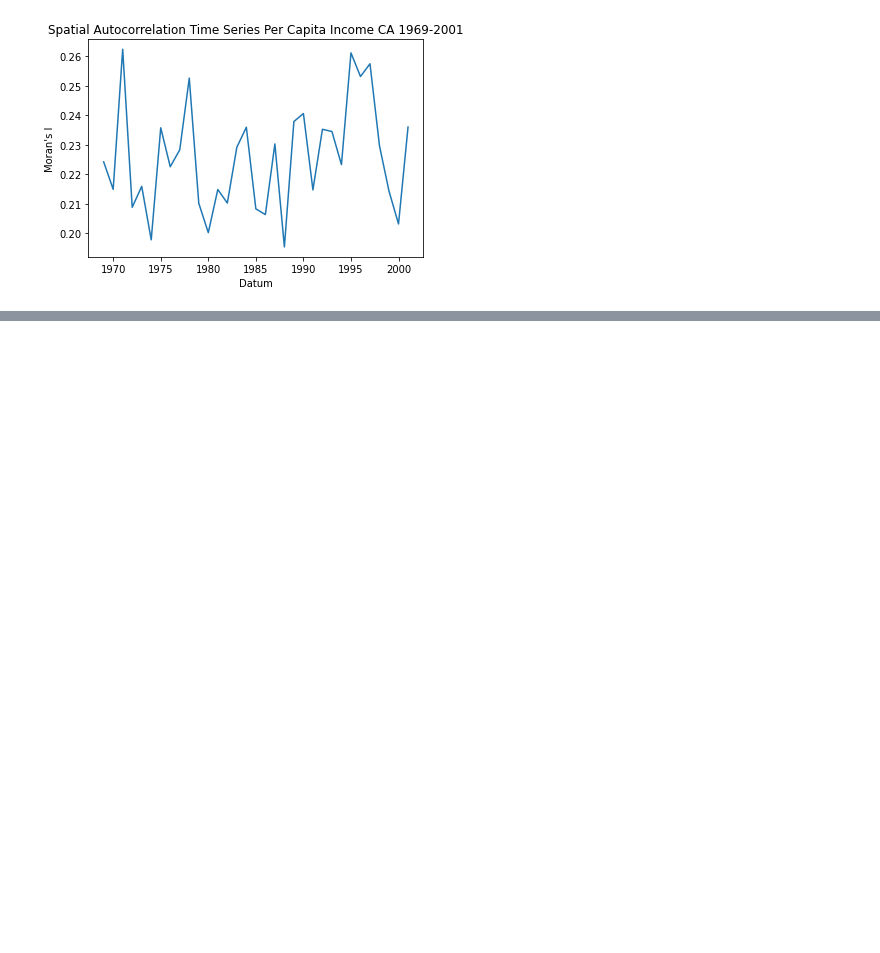
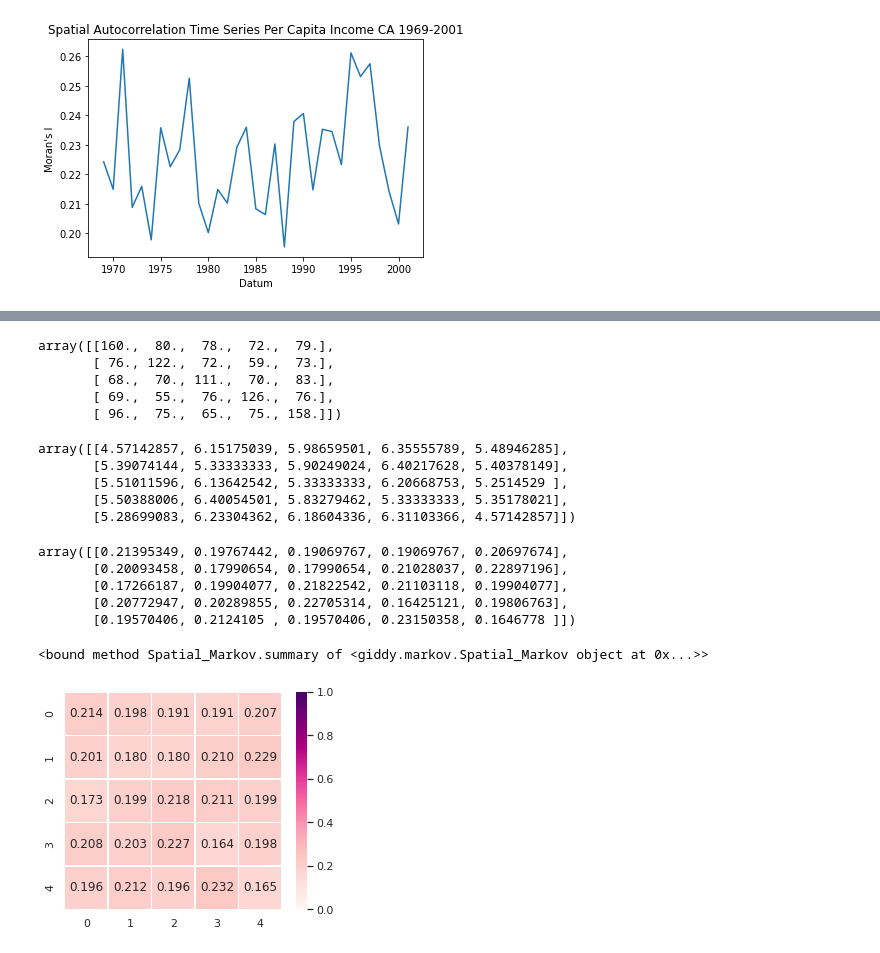
Before and after one commit to moiraone/spatialstats, a Jupyter notebook: STARSlab.ipynb, the cells around one changed output, grey strips where cells are left out. Cells and saved outputs as stored; diff of their text form; code cells hidden in the pictures; blank space fills up the shorter version.

Commit message:
updated with spatial markov

```diff
--- a/STARSlab.ipynb
+++ b/STARSlab.ipynb
@@ -293,0 +218,2 @@ plt.show()
+# %%
+f = pd.DataFrame(cali_final)
@@ -293,0 +224,3 @@ plt.show()
+# %%
+pci = f[[1969, 1970, 1971, 1972, 1973, 1974, 1975, 1976, 1977, 1978, 1979, 1980, 1981, 1982, 1983, 1984, 1985, 1986, 1987, 1988, 1989, 1990, 1991,
+1992, 1993, 1994, 1995, 1996, 1997, 1998, 1999, 2000]].to_numpy()
@@ -293,0 +257,21 @@ plt.show()
+# %%
+%%capture
+years = range(1969,2001)
+rpci= (pci.T / pci.mean(axis=1)).T
+names = np.array(f.groupby(by="NAME"))
+order1969 = np.argsort(rpci[0,:])
+order2000 = np.argsort(rpci[-1,:])
+names1969 = names[order1969[::-1]]
+names2000 = names[order2000[::-1]]
+first_last = np.vstack((names1969,names2000))
+from pylab import rcParams
+rcParams['figure.figsize'] = 15,10
+plt.plot(years,rpci.T)
+for i in range(32):
+    plt.text(1915,1.91-(i*0.041), first_last[0][i],fontsize=10)
+    plt.text(2010.5,1.91-(i*0.041), first_last[1][i],fontsize=10)
+plt.xlim((years[0], years[-1]))
+plt.ylim((0, 1.94))
+plt.ylabel(r"$y_{i,t}/\bar{y}_t$",fontsize=10)
+plt.xlabel('Years',fontsize=10)
+plt.title('Relative Dynamics',fontsize=10)
@@ -293,0 +291,38 @@ plt.show()
+# %%
+m5.transitions
+# %% [output]
+array([[160.,  80.,  78.,  72.,  79.],
+       [ 76., 122.,  72.,  59.,  73.],
+       [ 68.,  70., 111.,  70.,  83.],
+       [ 69.,  55.,  76., 126.,  76.],
+       [ 96.,  75.,  65.,  75., 158.]])
+# %%
+giddy.ergodic.fmpt(m5.p)
+# %% [output]
+array([[4.57142857, 6.15175039, 5.98659501, 6.35555789, 5.48946285],
+       [5.39074144, 5.33333333, 5.90249024, 6.40217628, 5.40378149],
+       [5.51011596, 6.13642542, 5.33333333, 6.20668753, 5.2514529 ],
+       [5.50388006, 6.40054501, 5.83279462, 5.33333333, 5.35178021],
+       [5.28699083, 6.23304362, 6.18604336, 6.31103366, 4.57142857]])
+# %%
+sm = giddy.markov.Spatial_Markov(rpci, w_queen, fixed = True, k = 5,m=5)
+# %%
+sm.p
+# %% [output]
+array([[0.21395349, 0.19767442, 0.19069767, 0.19069767, 0.20697674],
+       [0.20093458, 0.17990654, 0.17990654, 0.21028037, 0.22897196],
+       [0.17266187, 0.19904077, 0.21822542, 0.21103118, 0.19904077],
+       [0.20772947, 0.20289855, 0.22705314, 0.16425121, 0.19806763],
+       [0.19570406, 0.2124105 , 0.19570406, 0.23150358, 0.1646778 ]])
+# %%
+sm.summary
+# %% [output]
+<bound method Spatial_Markov.summary of <giddy.markov.Spatial_Markov object at 0x...>>
+# %%
+sns.set()
+
+fig, ax = plt.subplots(figsize = (5,4))
+im = sns.heatmap(sm.p, annot=True, linewidths=.5, ax=ax, cbar=True, vmin=0, vmax=1,
+                          square=True,  cmap="RdPu",fmt='.3f')
+# %% [output]
+[figure, added]
```
Also changed, not shown: parts of 21 cells of this notebook.
